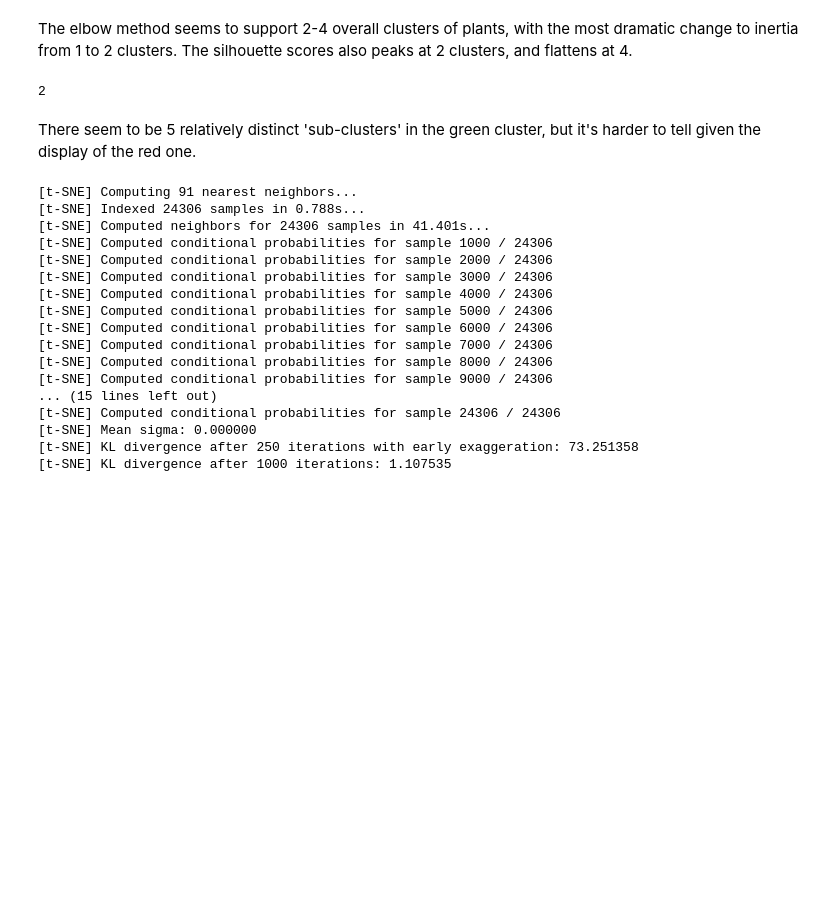
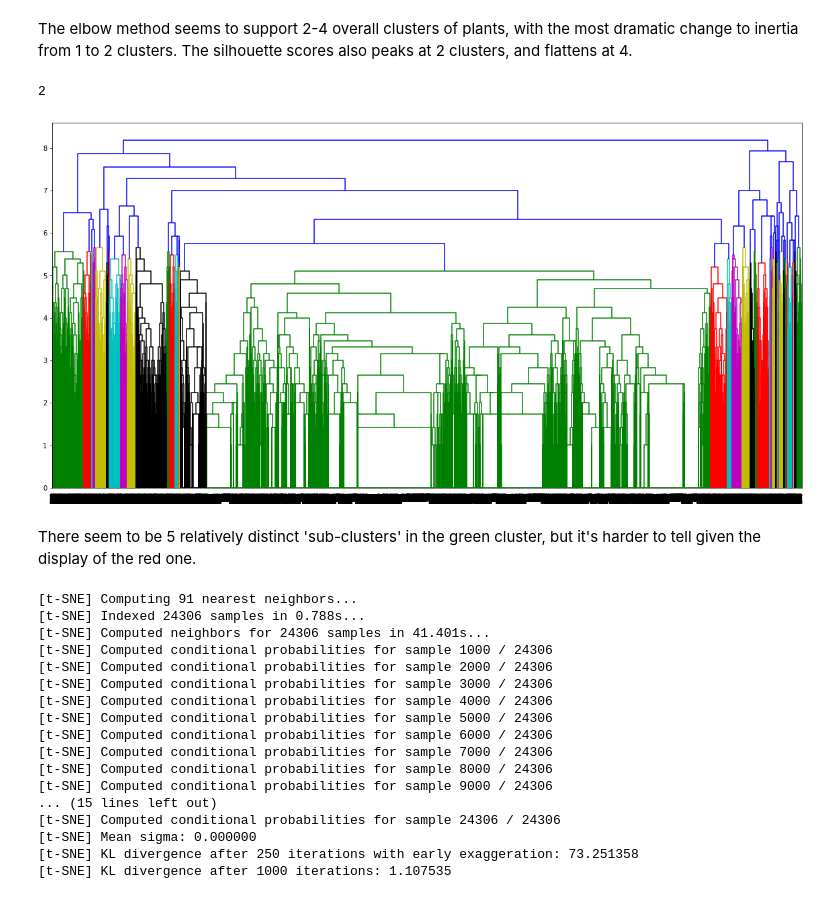
Before and after one commit to HKuz/MachineLearningPractice, a Jupyter notebook: PlantsClustering/PlantsClusteringAnalysis.ipynb, the cells around one changed output. Drawn from its saved outputs; the diff is of its cells as text; code cells hidden in the pictures; blank space fills up the shorter version.

Commit message:
feat: run complete linkage method and save figure

```diff
--- a/PlantsClustering/PlantsClusteringAnalysis.ipynb
+++ b/PlantsClustering/PlantsClusteringAnalysis.ipynb
@@ -192,18 +192,20 @@ plt.show()
 The elbow method seems to support 2-4 overall clusters of plants, with the most dramatic change to inertia from 1 to 2 clusters. The silhouette scores also peaks at 2 clusters, and flattens at 4.
 # %%
 # Hierarchical clustering
-hc = AgglomerativeClustering(affinity='euclidean', linkage='ward')
+hc = AgglomerativeClustering(affinity='euclidean', linkage='complete')
 hc.fit(X_train)
 
 print(hc.n_clusters_)
 # %% [output]
 2
 # %%
-# Draw dendrogram
+# Draw dendrogram - complete
 plt.figure(figsize=(20, 10))
-dendrogram = sch.dendrogram(sch.linkage(X_train, method='ward'))
-plt.savefig('./Figures/Dendrogram-ward.jpg')
+dendrogram = sch.dendrogram(sch.linkage(X_train, method='complete'))
+plt.savefig('./Figures/Dendrogram-complete.jpg')
 plt.show()
+# %% [output]
+[figure, added]
 # %% [markdown]
 There seem to be 5 relatively distinct 'sub-clusters' in the green cluster, but it's harder to tell given the display of the red one.
 # %%
```
Also changed, not shown: 2 other files.
